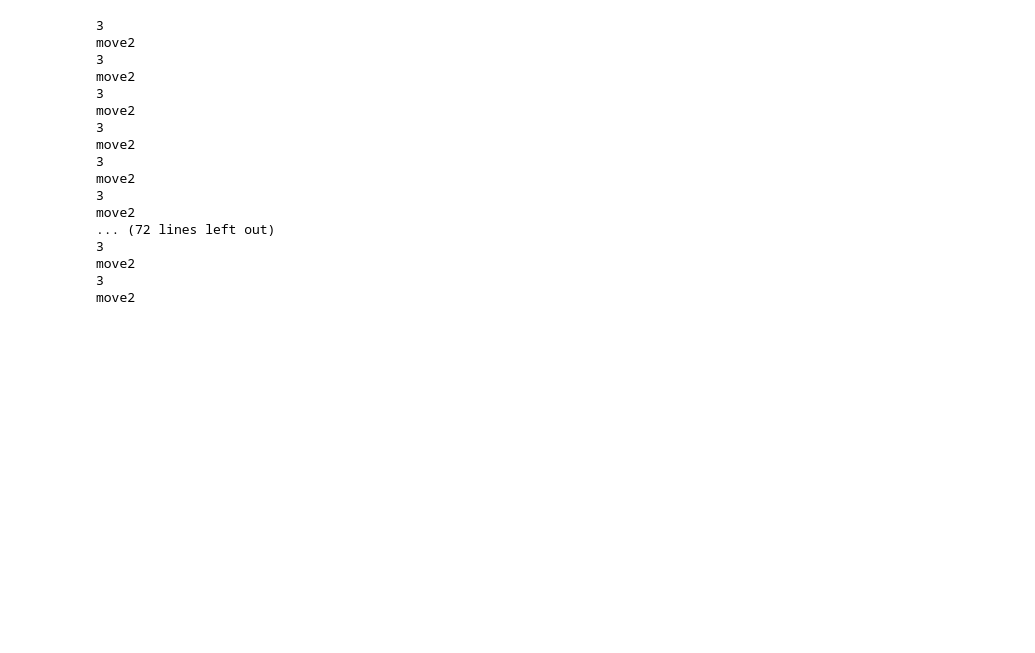
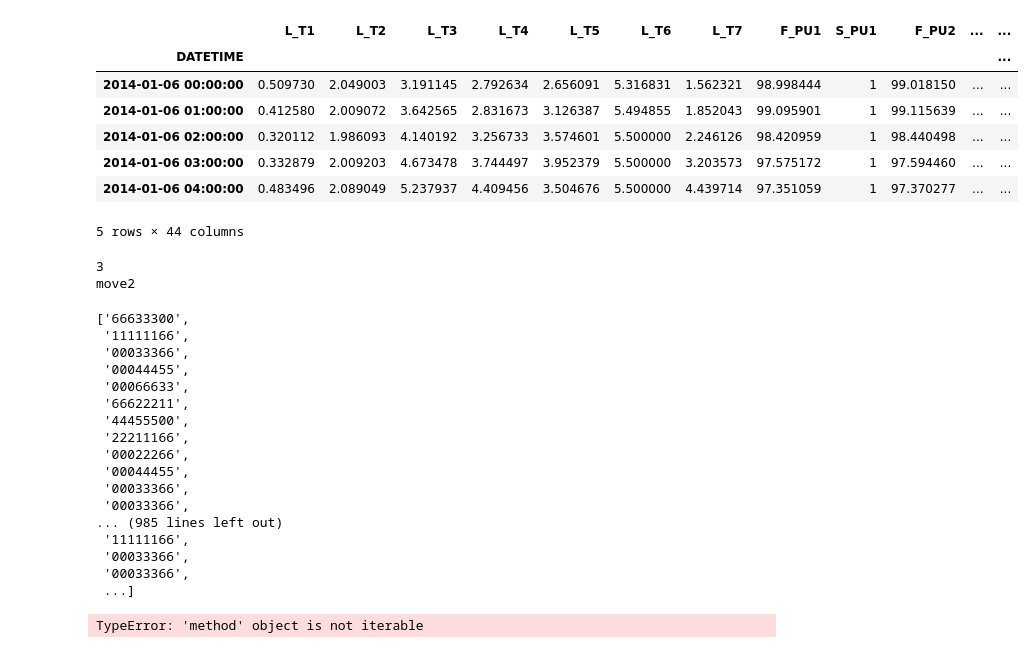
Before and after one commit to marius-pop0/CybeDataAnlaytics, a Jupyter notebook: assignment2/Discrete.ipynb, the cells around one changed output. Saved outputs shown, nothing was run; the diff lists cells and outputs as text; code cells hidden in the pictures; blank space fills up the shorter version.

```diff
--- a/assignment2/Discrete.ipynb
+++ b/assignment2/Discrete.ipynb
@@ -7,30 +7,49 @@ from sax import SAX
 # %%
 train1_df = pd.read_csv('BATADAL_dataset03.csv', index_col='DATETIME')
 # train2_df = pd.read_csv('BATADAL_dataset04.csv', index_col=0)
 # test_df = pd.read_csv('BATADAL_test_dataset.csv', index_col=0)
 train1_df.index = pd.to_datetime(train1_df.index,dayfirst=True)
+train1_df.head()
+# %% [output]
+|  | L_T1 | L_T2 | L_T3 | L_T4 | L_T5 | L_T6 | L_T7 | F_PU1 | S_PU1 | F_PU2 | ... | ... |
+| DATETIME |  |  |  |  |  |  |  |  |  |  |  | ... |
+| 2014-01-06 00:00:00 | 0.509730 | 2.049003 | 3.191145 | 2.792634 | 2.656091 | 5.316831 | 1.562321 | 98.998444 | 1 | 99.018150 | ... | ... |
+| 2014-01-06 01:00:00 | 0.412580 | 2.009072 | 3.642565 | 2.831673 | 3.126387 | 5.494855 | 1.852043 | 99.095901 | 1 | 99.115639 | ... | ... |
+| 2014-01-06 02:00:00 | 0.320112 | 1.986093 | 4.140192 | 3.256733 | 3.574601 | 5.500000 | 2.246126 | 98.420959 | 1 | 98.440498 | ... | ... |
+| 2014-01-06 03:00:00 | 0.332879 | 2.009203 | 4.673478 | 3.744497 | 3.952379 | 5.500000 | 3.203573 | 97.575172 | 1 | 97.594460 | ... | ... |
+| 2014-01-06 04:00:00 | 0.483496 | 2.089049 | 5.237937 | 4.409456 | 3.504676 | 5.500000 | 4.439714 | 97.351059 | 1 | 97.370277 | ... | ... |
+5 rows × 44 columns
 # %%
 window_size = 3
 stride = 2
 sax = SAX()
 
-for column_name in train1_df:
-    train_string_rep, train_window_indices = sax.sliding_window(train1_df[column_name], cover=window_size, stride=stride)
+# for column_name in train1_df:
+train_string_rep, train_window_indices = sax.sliding_window(train1_df['L_T1'], cover=window_size, stride=stride)
+train_string_rep
 # %% [output]
 3
 move2
-3
-move2
-3
-move2
-3
-move2
-3
-move2
-3
-move2
-... (72 lines left out)
-3
-move2
-3
-move2
+['66633300',
+ '11111166',
+ '00033366',
+ '00044455',
+ '00066633',
+ '66622211',
+ '44455500',
+ '22211166',
+ '00022266',
+ '00044455',
+ '00033366',
+ '00033366',
+... (985 lines left out)
+ '11111166',
+ '00033366',
+ '00033366',
+ ...]
+# %%
+sax = SAX()
+
+alph, ind = sax.to_letter_rep
+# %% [output]
+TypeError: 'method' object is not iterable
```
Also changed, not shown: 14 other files.
